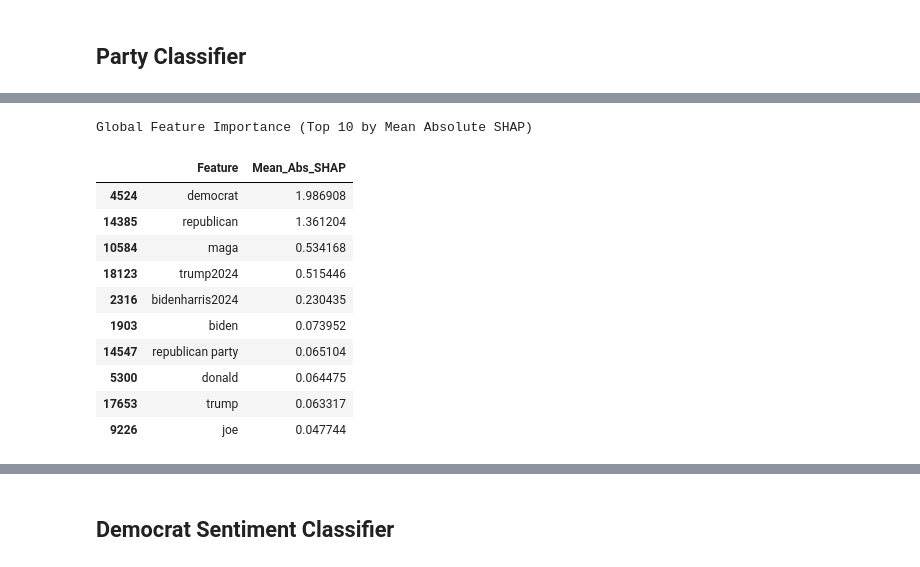
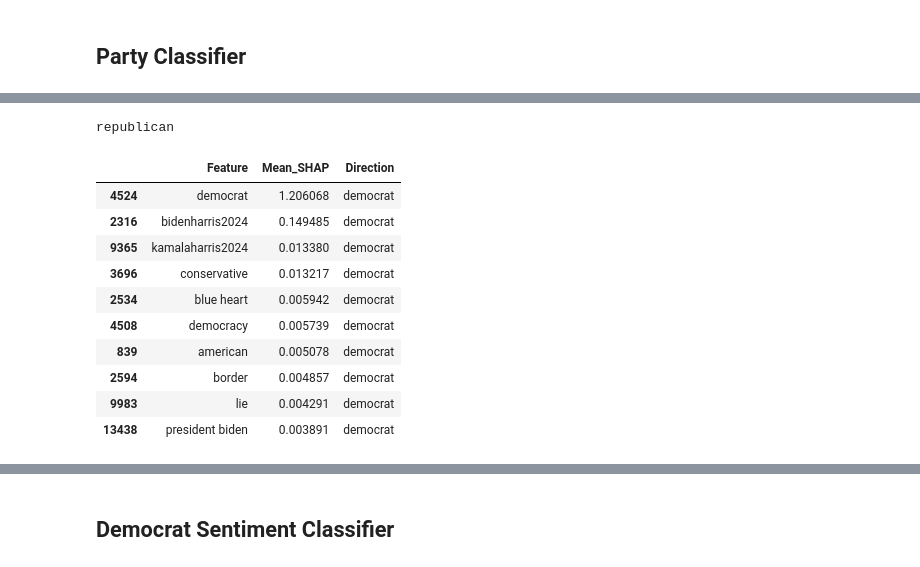
Before and after one commit to Birkbeck/msc-project-source-code-files-24-25-tayyib-saddique, a Jupyter notebook: x_processing/shap.ipynb, the cells around one changed output, grey strips where cells are left out. Cells and saved outputs as stored; diff of their text form; code cells hidden in the pictures.

```diff
--- a/x_processing/shap.ipynb
+++ b/x_processing/shap.ipynb
@@ -8,4 +11,4 @@ import numpy as np
 # %%
-labelled_df = pd.read_parquet('train_labelled.parquet', engine='pyarrow')
-labelled_df.head()
+predictions = pd.read_parquet('predictions.parquet', engine='pyarrow')
+predictions.head()
 # %% [output]
@@ -38,14 +71,0 @@ print(X_sample.shape)
-# %%
-X_sample_dense = X_sample.toarray()
-
-explainer = shap.TreeExplainer(lgb_model)
-
-# Compute SHAP values
-shap_values = explainer.shap_values(X_sample_dense)
-
-# Plot
-shap.summary_plot(
-    shap_values,
-    X_sample_dense,
-    feature_names=tfidf.get_feature_names_out()
-)
@@ -64,0 +76,9 @@ feature_names_full = tfidf.get_feature_names_out()
+# %%
+feature_names = tfidf.get_feature_names_out()
+
+shap_dense = shap_values.values.toarray()  # shape: (10000, 20000)
+X_dense = X_sample_test_tfidf.toarray()
+
+shap.initjs()
+
+shap.summary_plot(shap_dense, features=X_dense, feature_names=feature_names)
@@ -65,23 +111,30 @@ feature_names_full = tfidf.get_feature_names_out()
+# %%
+positive_class = lgb_model.classes_[1]  # positive class
+negative_class = lgb_model.classes_[0]  # negative class
+
+print(positive_class)
+# %% [output]
+republican
 # %%
-print("Global Feature Importance (Top 10 by Mean Absolute SHAP)")
-mean_abs_shap = np.mean(np.abs(target_shap_values), axis=0)
+mean_shap = shap_dense.mean(axis=0)
+feature_importance_df_dir = pd.DataFrame({
+    'Feature': feature_names,
+    'Mean_SHAP': mean_shap
+}).sort_values(by='Mean_SHAP', ascending=False)
 
-global_importance_df = pd.DataFrame({
-    'Feature': feature_names,
-    'Mean_Abs_SHAP': mean_abs_shap
-}).sort_values(by='Mean_Abs_SHAP', ascending=False)
-
-global_importance_df.head(10)
+feature_importance_df_dir['Direction'] = feature_importance_df_dir['Mean_SHAP'].apply(
+    lambda x: 'democrat' if x > 0 else 'republican'
+)
+feature_importance_df_dir.head(10)
 # %% [output]
-Global Feature Importance (Top 10 by Mean Absolute SHAP)
-|  | Feature | Mean_Abs_SHAP |
-| 4524 | democrat | 1.986908 |
-| 14385 | republican | 1.361204 |
-| 10584 | maga | 0.534168 |
-| 18123 | trump2024 | 0.515446 |
-| 2316 | bidenharris2024 | 0.230435 |
-| 1903 | biden | 0.073952 |
-| 14547 | republican party | 0.065104 |
-| 5300 | donald | 0.064475 |
-| 17653 | trump | 0.063317 |
-| 9226 | joe | 0.047744 |
+|  | Feature | Mean_SHAP | Direction |
+| 4524 | democrat | 1.206068 | democrat |
+| 2316 | bidenharris2024 | 0.149485 | democrat |
+| 9365 | kamalaharris2024 | 0.013380 | democrat |
+| 3696 | conservative | 0.013217 | democrat |
+| 2534 | blue heart | 0.005942 | democrat |
+| 4508 | democracy | 0.005739 | democrat |
+| 839 | american | 0.005078 | democrat |
+| 2594 | border | 0.004857 | democrat |
+| 9983 | lie | 0.004291 | democrat |
+| 13438 | president biden | 0.003891 | democrat |
```
Also changed, not shown: parts of 22 cells of this notebook.
